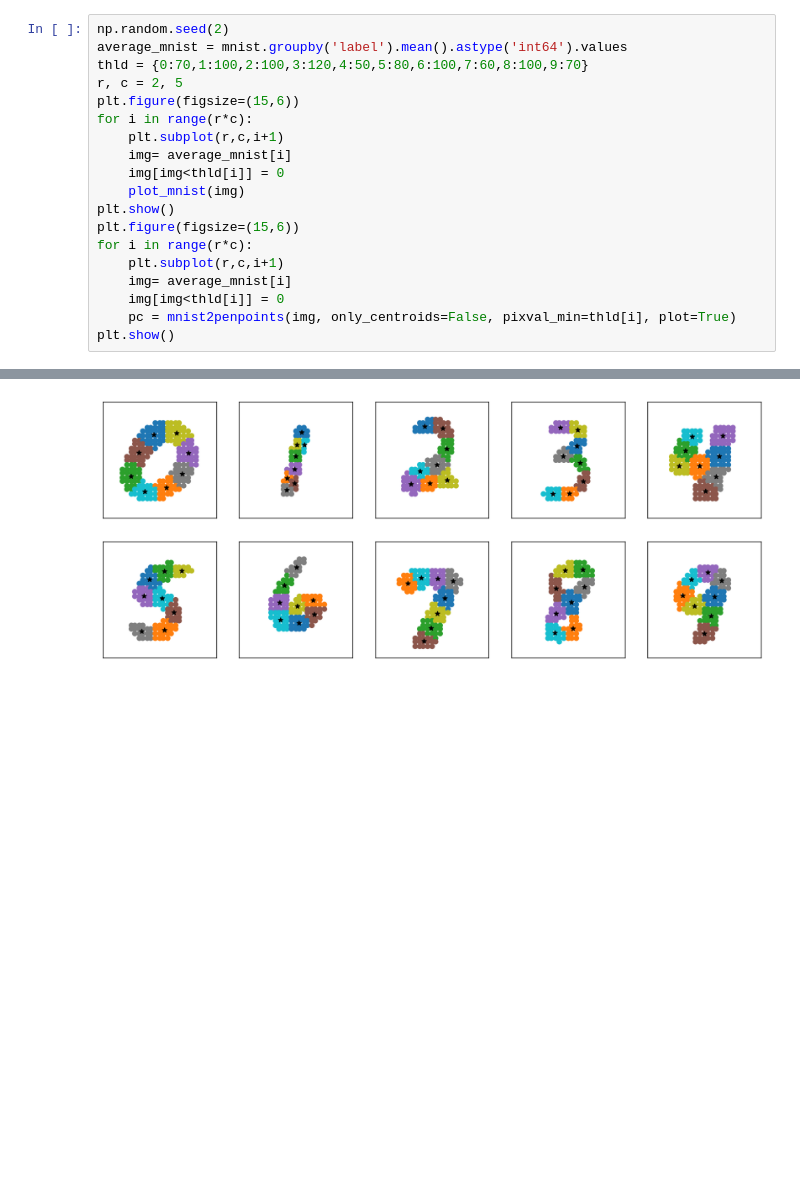
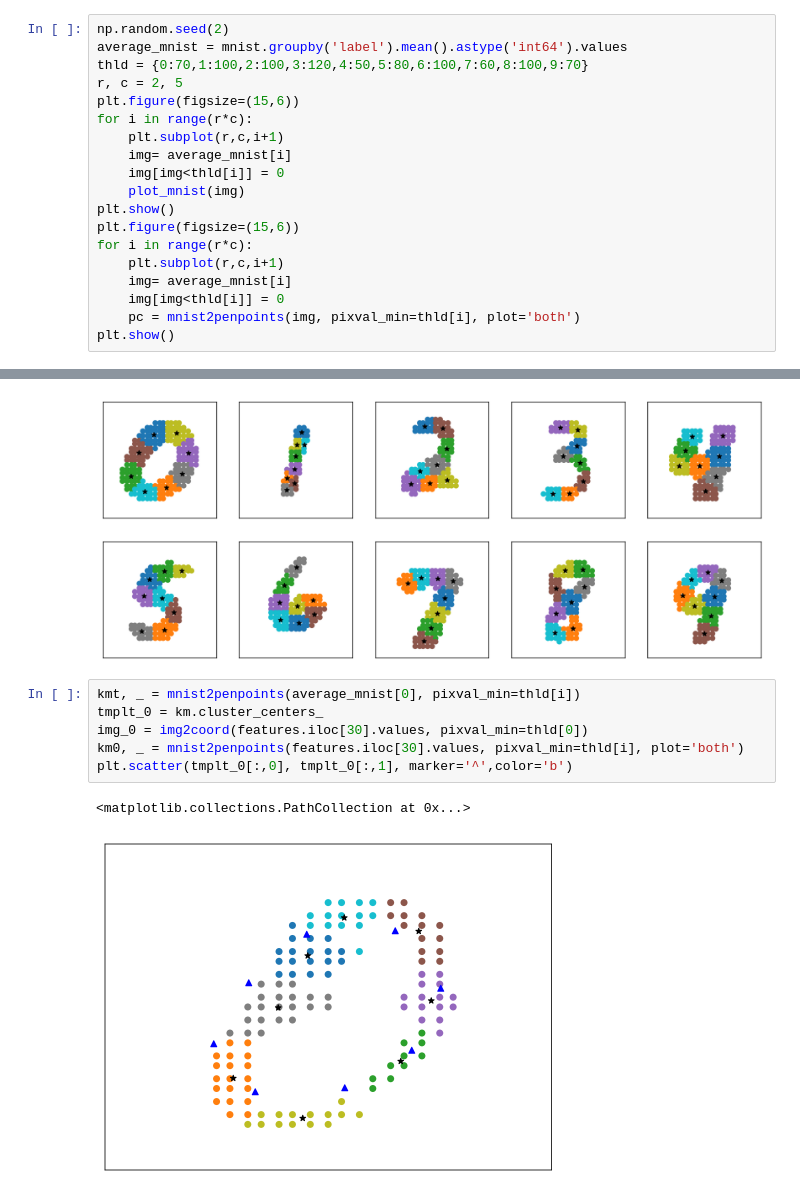
Before and after one commit to abpaudel/pen-digits-classification, a Jupyter notebook: Feature Extraction from MNIST.ipynb, the cells around one changed output, grey strips where cells are left out. Saved outputs shown, nothing was run; the diff lists cells and outputs as text; blank space fills up the shorter version.

```diff
--- a/Feature Extraction from MNIST.ipynb
+++ b/Feature Extraction from MNIST.ipynb
@@ -155,8 +162,17 @@ for i in range(r*c):
     plt.subplot(r,c,i+1)
     img= average_mnist[i]
     img[img<thld[i]] = 0
-    pc = mnist2penpoints(img, only_centroids=False, pixval_min=thld[i], plot=True)
+    pc = mnist2penpoints(img, pixval_min=thld[i], plot='both')
 plt.show()
 # %% [output]
 [figure]
 [figure]
+# %%
+kmt, _ = mnist2penpoints(average_mnist[0], pixval_min=thld[i])
+tmplt_0 = km.cluster_centers_
+img_0 = img2coord(features.iloc[30].values, pixval_min=thld[0])
+km0, _ = mnist2penpoints(features.iloc[30].values, pixval_min=thld[i], plot='both')
+plt.scatter(tmplt_0[:,0], tmplt_0[:,1], marker='^',color='b')
+# %% [output]
+<matplotlib.collections.PathCollection at 0x...>
+[figure, added]
```
Also changed, not shown: parts of 4 cells of this notebook.
